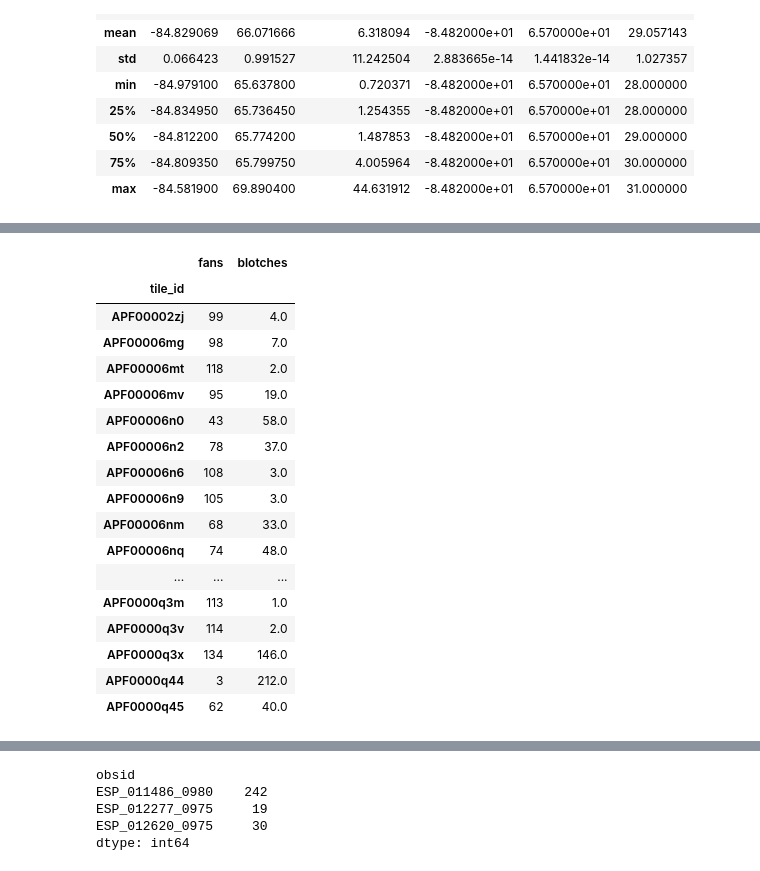
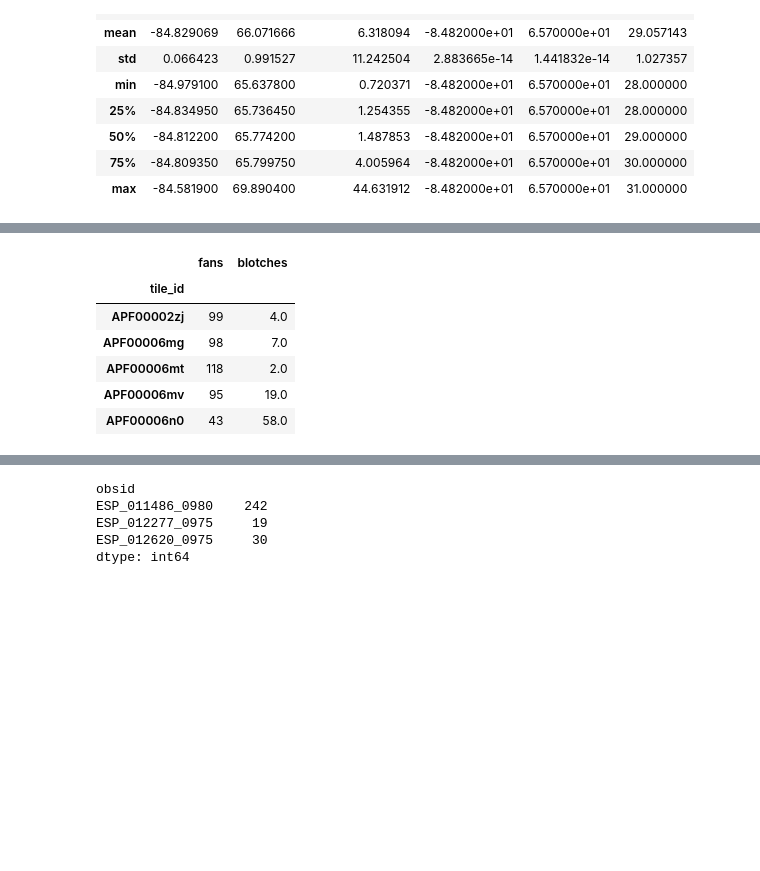
Before and after one commit to michaelaye/p4tools, a Jupyter notebook: notebooks/examples.ipynb, the cells around one changed output, grey strips where cells are left out. Drawn from its saved outputs; the diff is of its cells as text; code cells hidden in the pictures; blank space fills up the shorter version.

```diff
--- a/notebooks/examples.ipynb
+++ b/notebooks/examples.ipynb
@@ -153,8 +102,9 @@ nan
 # %%
-fan_counts.name = 'fans'
+fan_counts_per_tile.name = "fans"
 # %%
-blotch_counts.name = 'blotches'
+blotch_counts_per_tile.name = "blotches"
 # %%
-df = pd.DataFrame(fan_counts)
+df = pd.DataFrame(fan_counts_per_tile)
 # %%
-df['blotches'] = blotch_counts
+df["blotches"] = blotch_counts_per_tile
+df.head()
@@ -178,21 +119,10 @@ df
 # %%
-df[(df.fans + df.blotches) > 100]
+df[(df.fans + df.blotches) > 100].head()
 # %% [output]
 |  | fans | blotches |
 | tile_id |  |  |
 | APF00002zj | 99 | 4.0 |
 | APF00006mg | 98 | 7.0 |
 | APF00006mt | 118 | 2.0 |
 | APF00006mv | 95 | 19.0 |
 | APF00006n0 | 43 | 58.0 |
-| APF00006n2 | 78 | 37.0 |
-| APF00006n6 | 108 | 3.0 |
-| APF00006n9 | 105 | 3.0 |
-| APF00006nm | 68 | 33.0 |
-| APF00006nq | 74 | 48.0 |
-| ... | ... | ... |
-| APF0000q3m | 113 | 1.0 |
-| APF0000q3v | 114 | 2.0 |
-| APF0000q3x | 134 | 146.0 |
-| APF0000q44 | 3 | 212.0 |
-| APF0000q45 | 62 | 40.0 |
```
Also changed, not shown: parts of 34 cells of this notebook, 7 other files.
